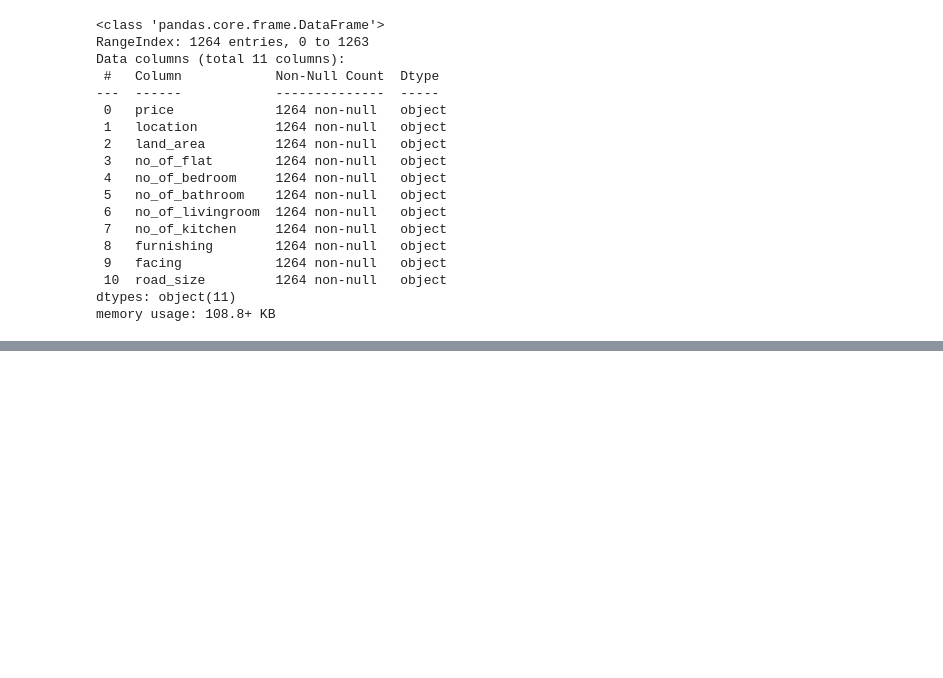
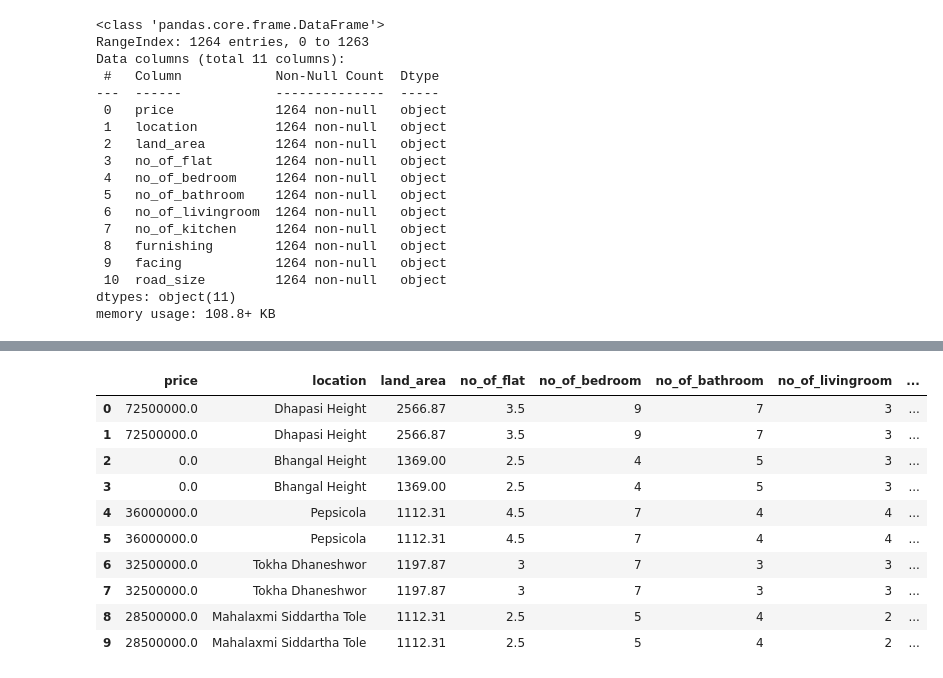
Before and after one commit to Coolsajan/nepalhousingdataset, a Jupyter notebook: kantipur_real_estate/Data pre process.ipynb, the cells around one changed output, grey strips where cells are left out. Drawn from its saved outputs; the diff is of its cells as text; code cells hidden in the pictures; blank space fills up the shorter version.

```diff
--- a/kantipur_real_estate/Data pre process.ipynb
+++ b/kantipur_real_estate/Data pre process.ipynb
@@ -44,0 +96,4 @@ array(['Location:'], dtype=object)
+# %%
+price=df_kantipur['price'].apply(lambda x:x.replace("Rs.","").split())
+price.apply(lambda x:x.remove('(Negotiable)') if "(Negotiable)" in x  else x)
+df_kantipur['price']=price
@@ -44,0 +109,17 @@ array(['Location:'], dtype=object)
+# %%
+def price_converter(price):
+    price=" ".join(price)
+    try :
+        price=float(price)
+    except:
+        price=price.lower()
+        price=price.split(" ")
+        if  len(price)==2 and price[1]=='crore':
+            price=float(price[0])*10000000
+        elif len(price)==4 and price[1]=='crore' and price[3]=='lakh':
+            price=float(price[0])*10000000 +float(price[2])*100000
+        else :
+            pass
+    return price
+# %%
+df_kantipur['price']=df_kantipur['price'].apply(price_converter)
@@ -44,0 +177,16 @@ array(['Location:'], dtype=object)
+# %%
+df_kantipur["land_area"]=df_kantipur["land_area"].apply(convert_to_sqft)
+# %%
+df_kantipur.head(10)
+# %% [output]
+|  | price | location | land_area | no_of_flat | no_of_bedroom | no_of_bathroom | no_of_livingroom | ... |
+| 0 | 72500000.0 | Dhapasi Height | 2566.87 | 3.5 | 9 | 7 | 3 | ... |
+| 1 | 72500000.0 | Dhapasi Height | 2566.87 | 3.5 | 9 | 7 | 3 | ... |
+| 2 | 0.0 | Bhangal Height | 1369.00 | 2.5 | 4 | 5 | 3 | ... |
+| 3 | 0.0 | Bhangal Height | 1369.00 | 2.5 | 4 | 5 | 3 | ... |
+| 4 | 36000000.0 | Pepsicola | 1112.31 | 4.5 | 7 | 4 | 4 | ... |
+| 5 | 36000000.0 | Pepsicola | 1112.31 | 4.5 | 7 | 4 | 4 | ... |
+| 6 | 32500000.0 | Tokha Dhaneshwor | 1197.87 | 3 | 7 | 3 | 3 | ... |
+| 7 | 32500000.0 | Tokha Dhaneshwor | 1197.87 | 3 | 7 | 3 | 3 | ... |
+| 8 | 28500000.0 | Mahalaxmi Siddartha Tole | 1112.31 | 2.5 | 5 | 4 | 2 | ... |
+| 9 | 28500000.0 | Mahalaxmi Siddartha Tole | 1112.31 | 2.5 | 5 | 4 | 2 | ... |
```
Also changed, not shown: parts of 11 cells of this notebook, 10 other files.
